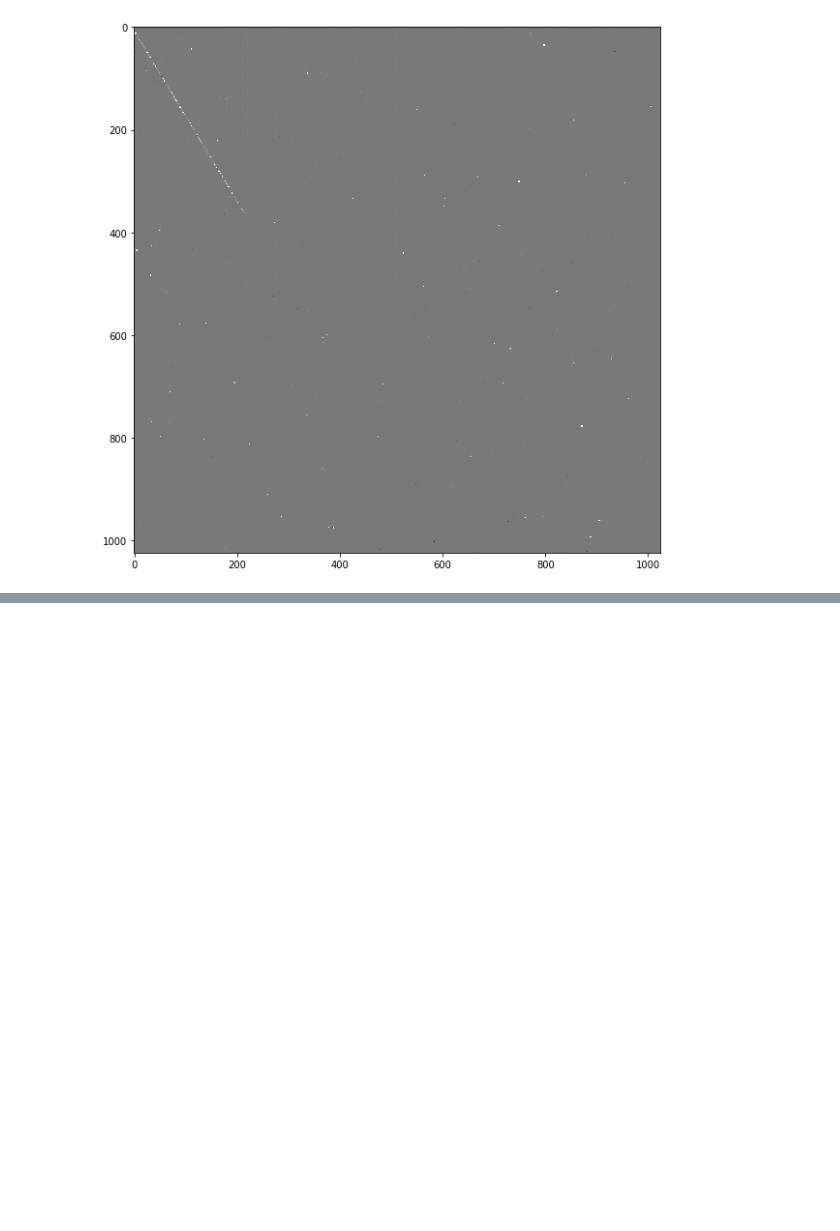
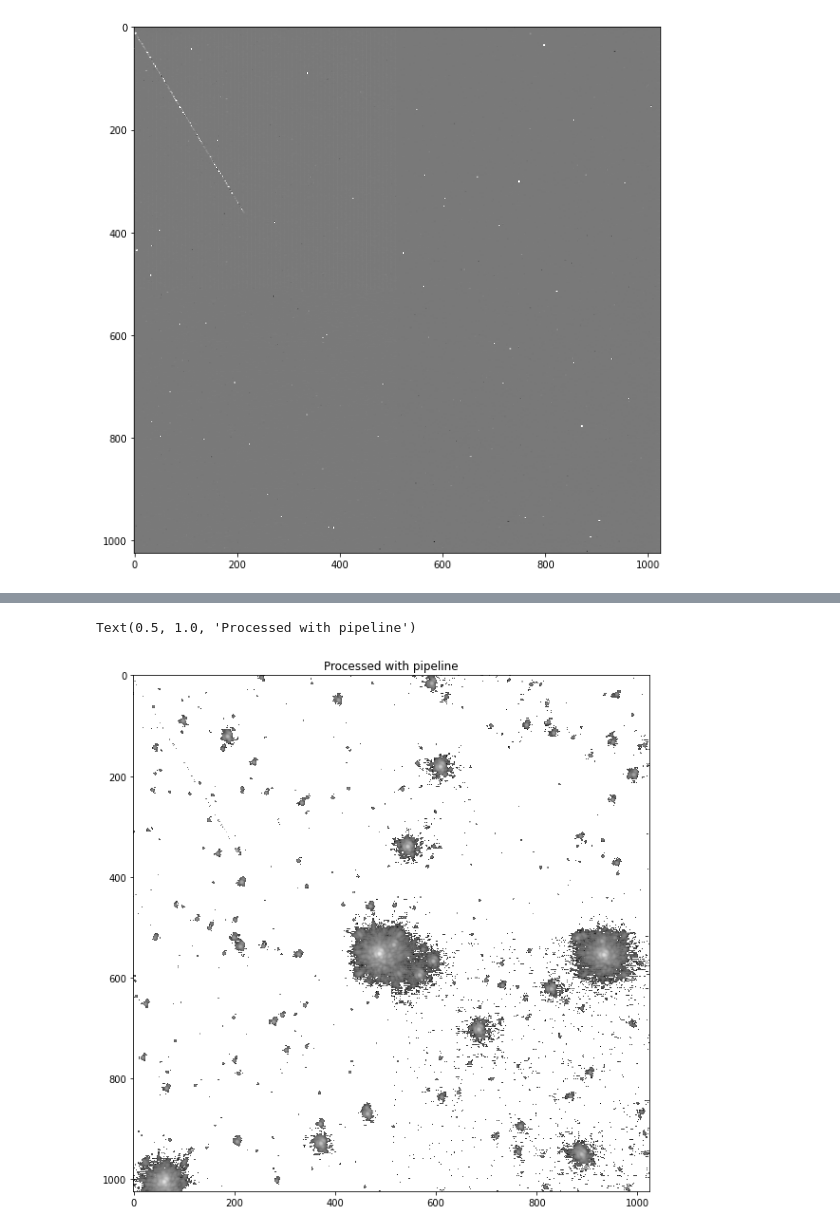
Before and after one commit to tiffchien/Astro203_lab1, a Jupyter notebook: test.ipynb, the cells around one changed output, grey strips where cells are left out. Drawn from its saved outputs; the diff is of its cells as text; code cells hidden in the pictures; blank space fills up the shorter version.

```diff
--- a/test.ipynb
+++ b/test.ipynb
@@ -110,0 +68,7 @@ np.min(master_flat), np.min(master_flat_with_dark)
+# %%
+img_processed = pipeline.process_image(img_loc, 154, master_dark, master_flat, master_sky)
+pipeline.plot_img(img_processed)
+plt.title('Processed with pipeline')
+# %% [output]
+Text(0.5, 1.0, 'Processed with pipeline')
+[figure, added]
```
Also changed, not shown: parts of 41 cells of this notebook, 1 other file.
